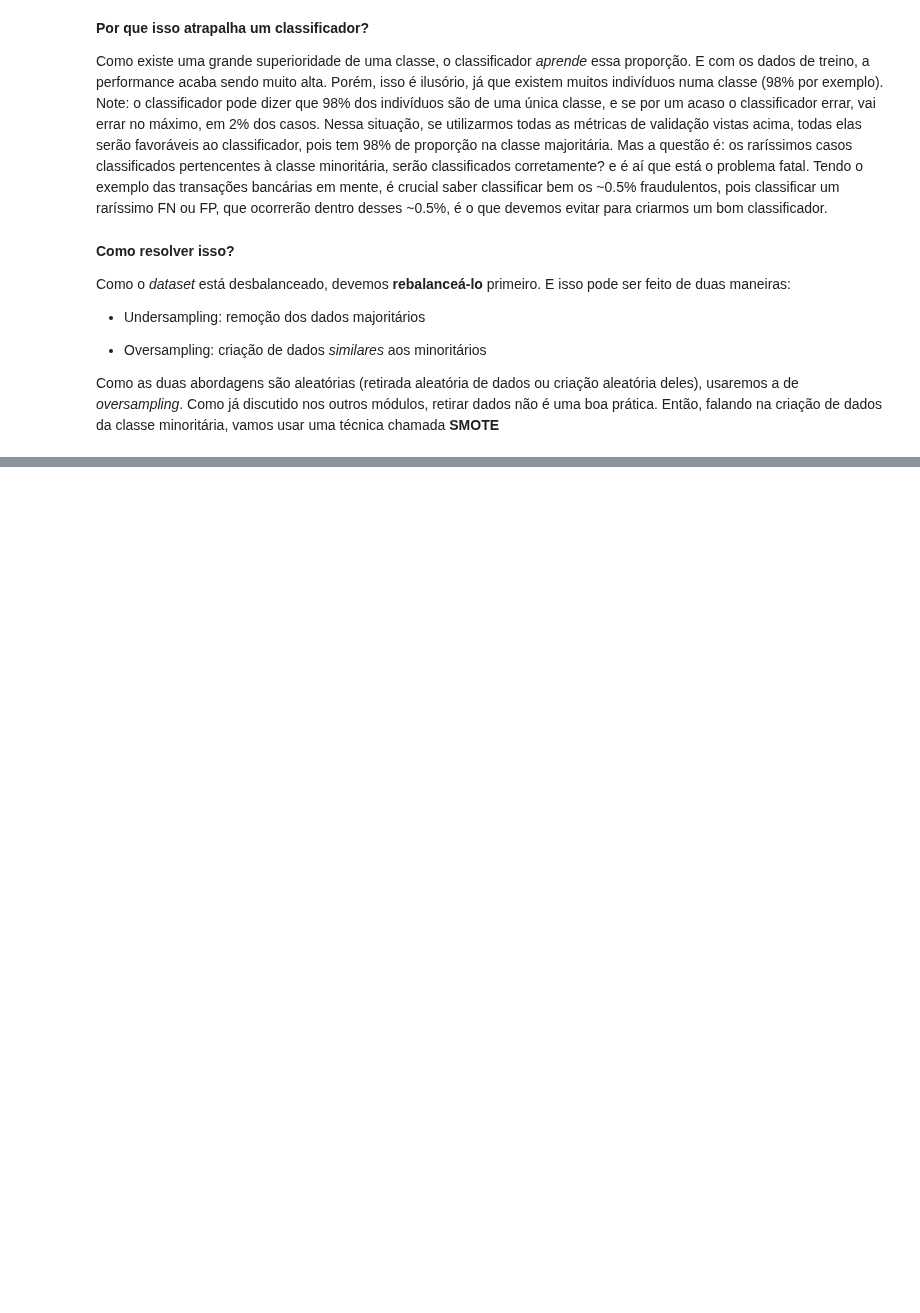
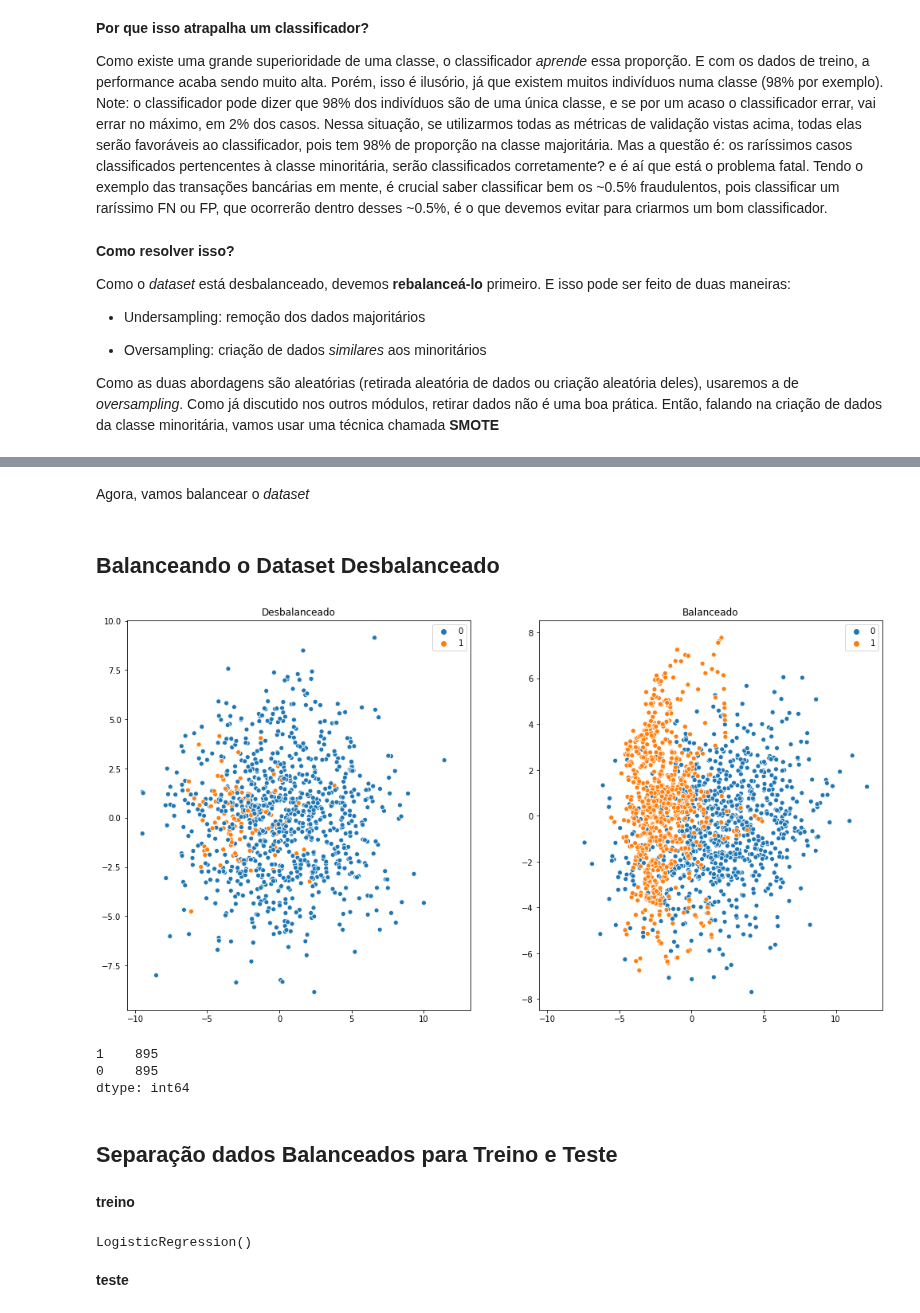
Before and after one commit to mikaelcordeiro/semanas, a Jupyter notebook: semana9/semana_9.ipynb, the cells around one changed output, grey strips where cells are left out. Drawn from its saved outputs; the diff is of its cells as text; code cells hidden in the pictures; blank space fills up the shorter version.

```diff
--- a/semana9/semana_9.ipynb
+++ b/semana9/semana_9.ipynb
@@ -1110,0 +1275,4 @@ Como as duas abordagens são aleatórias (retirada aleatória de dados ou criaç
+# %% [markdown]
+Agora, vamos balancear o *dataset*
+# %% [markdown]
+## Balanceando o Dataset Desbalanceado
@@ -1110,0 +1281,21 @@ Como as duas abordagens são aleatórias (retirada aleatória de dados ou criaç
+# %%
+smote = SMOTE(sampling_strategy='minority')
+# %%
+x_balanc, y_balanc = smote.fit_resample(x, y)
+# %%
+fig, g = plt.subplots(1, 2, figsize=(17, 9), sharex=True)
+sns.scatterplot(x=pca.fit_transform(x)[:, 0], y=pca.fit_transform(x)[:, 1], hue=y, ax=g[0])
+sns.scatterplot(x=pca.fit_transform(x_balanc)[:, 0], y=pca.fit_transform(x_balanc)[:, 1], hue=y_balanc, ax=g[1])
+g[0].set_title('Desbalanceado')
+g[1].set_title('Balanceado')
+plt.show()
+# %% [output]
+[figure, added]
+# %%
+pd.Series(y_balanc).value_counts()
+# %% [output]
+1    895
+0    895
+dtype: int64
+# %% [markdown]
+## Separação dados Balanceados para Treino e Teste
@@ -1110,0 +1304,8 @@ Como as duas abordagens são aleatórias (retirada aleatória de dados ou criaç
+# %% [markdown]
+**treino**
+# %%
+reg_log.fit(x_treino_balanc, y_treino_balanc)
+# %% [output]
+LogisticRegression()
+# %% [markdown]
+**teste**
```
Also changed, not shown: parts of 80 cells of this notebook.
